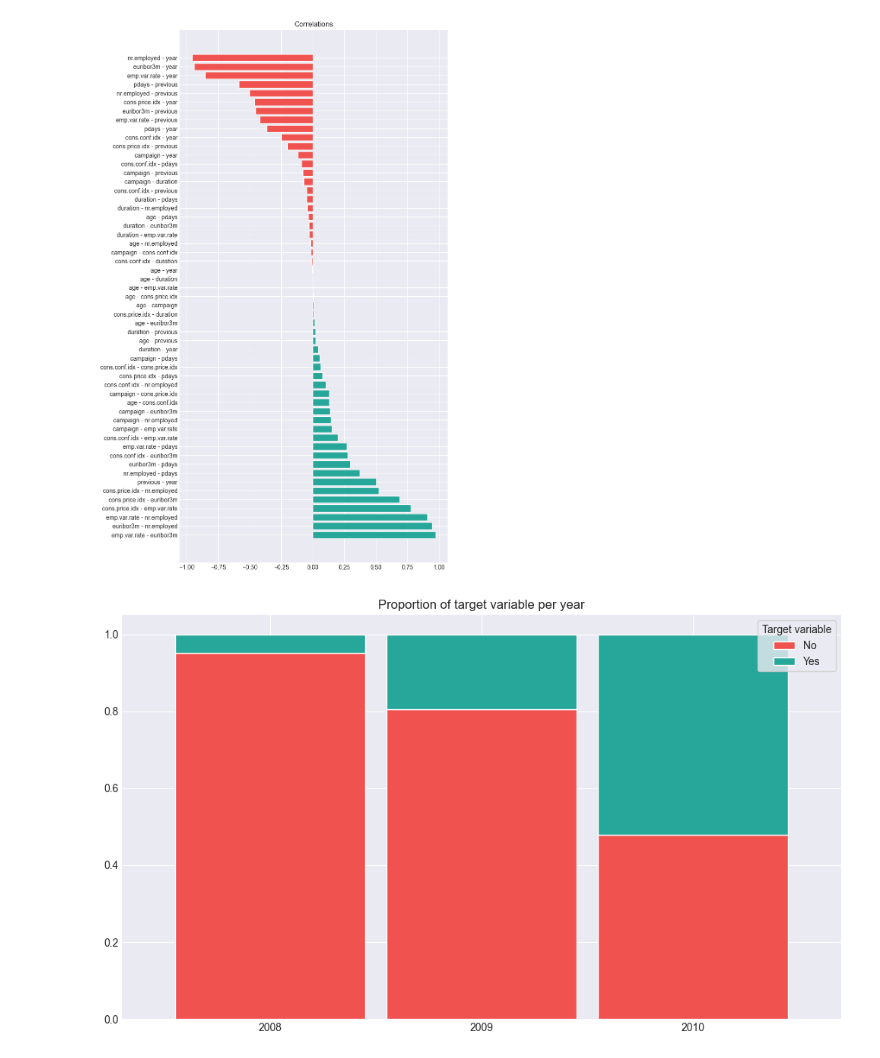
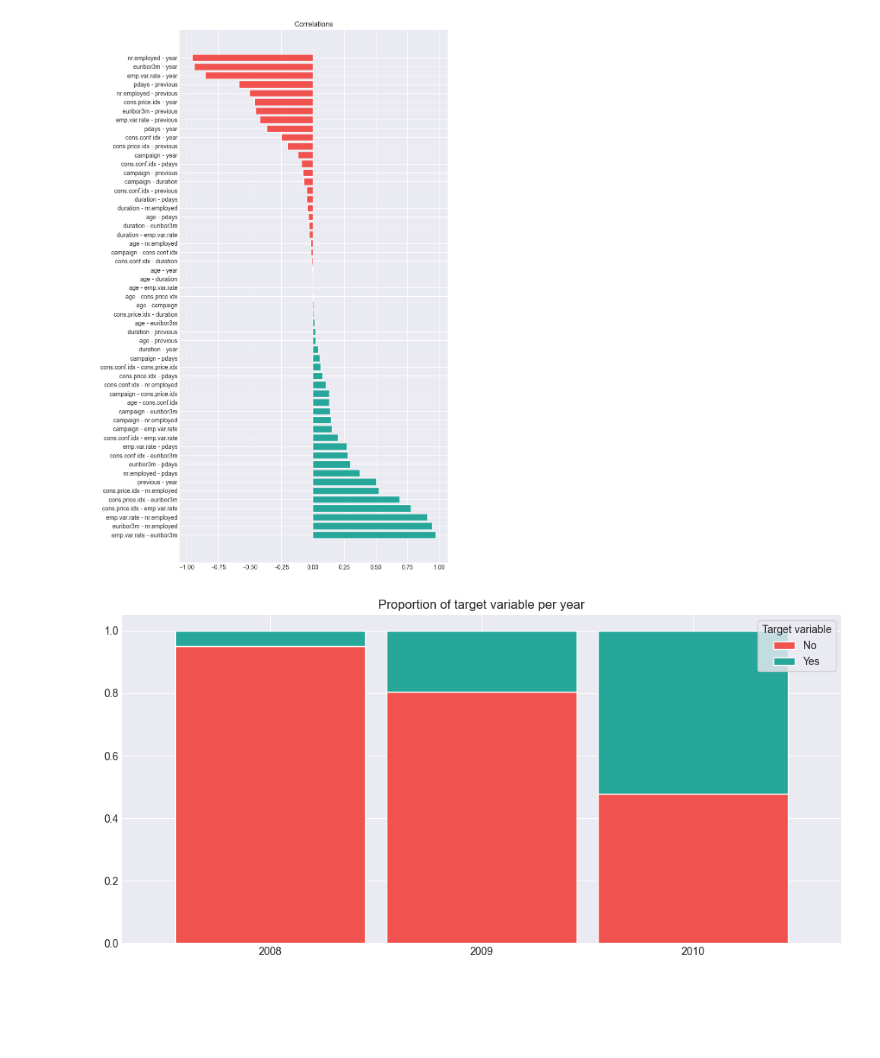
Before and after one commit to vanesterik/mads-telemarketing-assigment, a Jupyter notebook: notebooks/1.0-kve-exploratory-data-analysis.ipynb, the cells around one changed output. Drawn from its saved outputs; the diff is of its cells as text; code cells hidden in the pictures; blank space fills up the shorter version.

```diff
--- a/notebooks/1.0-kve-exploratory-data-analysis.ipynb
+++ b/notebooks/1.0-kve-exploratory-data-analysis.ipynb
@@ -216,25 +216,25 @@ correlation_plot(correlations, ax=ax)
 # %%
 df.groupby(["year", "y"]).size().unstack().div(df.groupby("year").size(), axis=0).plot(
     color=[IMPERIAL_RED, PERSIAN_GREEN],
     edgecolor="white",
-    figsize=(10, 6),
+    figsize=(10, 5),
     kind="bar",
     stacked=True,
     width=0.9,
 )
 
 plt.title("Proportion of target variable per year")
 plt.xlabel("")
 plt.xticks(rotation=0)
 plt.legend(
     title="Target variable",
     labels=["No", "Yes"],
     frameon=True,
 )
 plt.tight_layout()
 plt.show()
 # %% [output]
-[figure, old version]
+[figure, new version]
 # %%
 df.groupby("year").size().plot(
     kind="bar",
```
Also changed, not shown: parts of 2 cells of this notebook, 14 other files.
